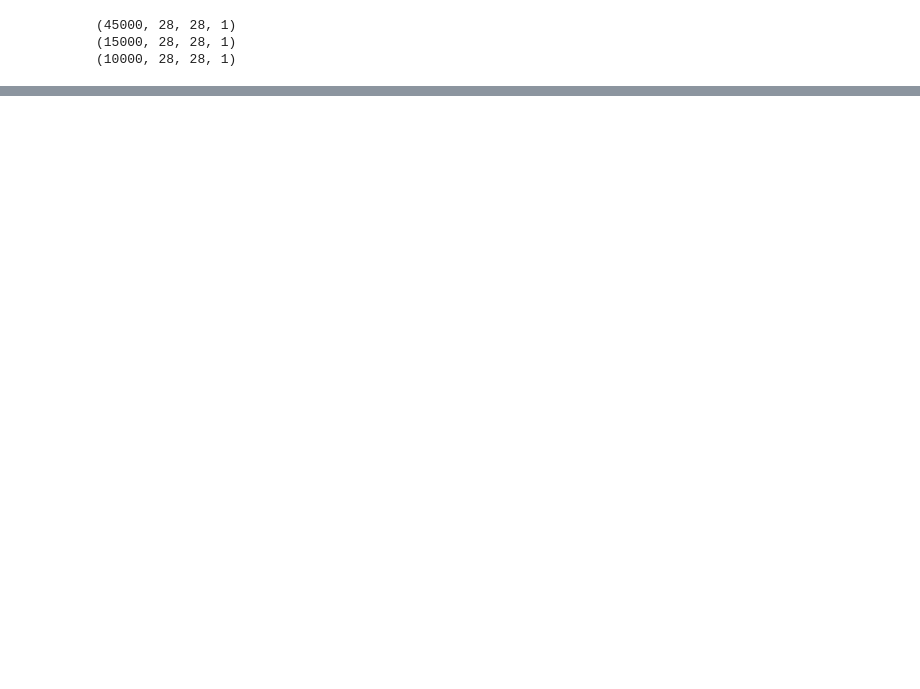
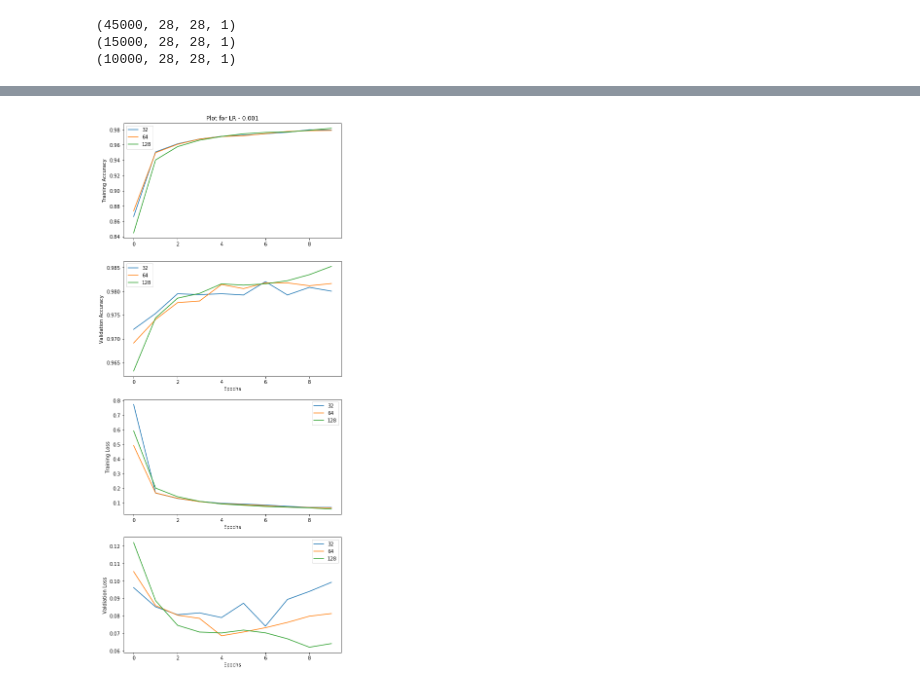
Before and after one commit to hrshagrwl/cnn-mnist-classification, a Jupyter notebook: CNN-grid_search.ipynb, the cells around one changed output, grey strips where cells are left out. Saved outputs shown, nothing was run; the diff lists cells and outputs as text; code cells hidden in the pictures; blank space fills up the shorter version.

```diff
--- a/CNN-grid_search.ipynb
+++ b/CNN-grid_search.ipynb
@@ -134,0 +169,3 @@ accuracy_score(y_test, op[1])
+# %%
+with open('data.json') as f:
+    result = json.load(f)
@@ -134,0 +205,38 @@ accuracy_score(y_test, op[1])
+# %%
+def plotFor(p, position):
+    plt.figure(figsize= (8, 20))
+    for index, param in enumerate(result['params']):
+        params = param.split('-')
+        param_names = ['LR', 'Batch Size']
+        other_param = 1 if position == 0 else 0
+        if (p == params[position]):
+            plt.subplot(4, 1, 1)
+            plt.plot(result['training_acc'][index], label = params[other_param])
+            plt.ylabel('Training Accuracy')
+            plt.title('Plot for {} - {}'.format(param_names[position], params[position]))
+            plt.legend()
+
+            plt.subplot(4, 1, 2)
+            plt.plot(result['val_acc'][index], label = params[other_param])
+            plt.ylabel('Validation Accuracy')
+            plt.xlabel('Epochs')
+            plt.legend()
+
+            plt.subplot(4, 1, 3)
+            plt.plot(result['training_loss'][index], label = params[other_param])
+            plt.ylabel('Training Loss')
+            plt.xlabel('Epochs')
+            plt.legend()
+
+            plt.subplot(4, 1, 4)
+            plt.plot(result['val_loss'][index], label = params[other_param])
+            plt.ylabel('Valdiation Loss')
+            plt.xlabel('Epochs')
+            plt.legend()
+
+    plt.savefig('{}-{}.png'.format(param_names[position], params[position]))
+    plt.show()
+# %%
+plotFor('0.001', 0)
+# %% [output]
+[figure, added]
```
Also changed, not shown: parts of 13 cells of this notebook, 19 other files.
